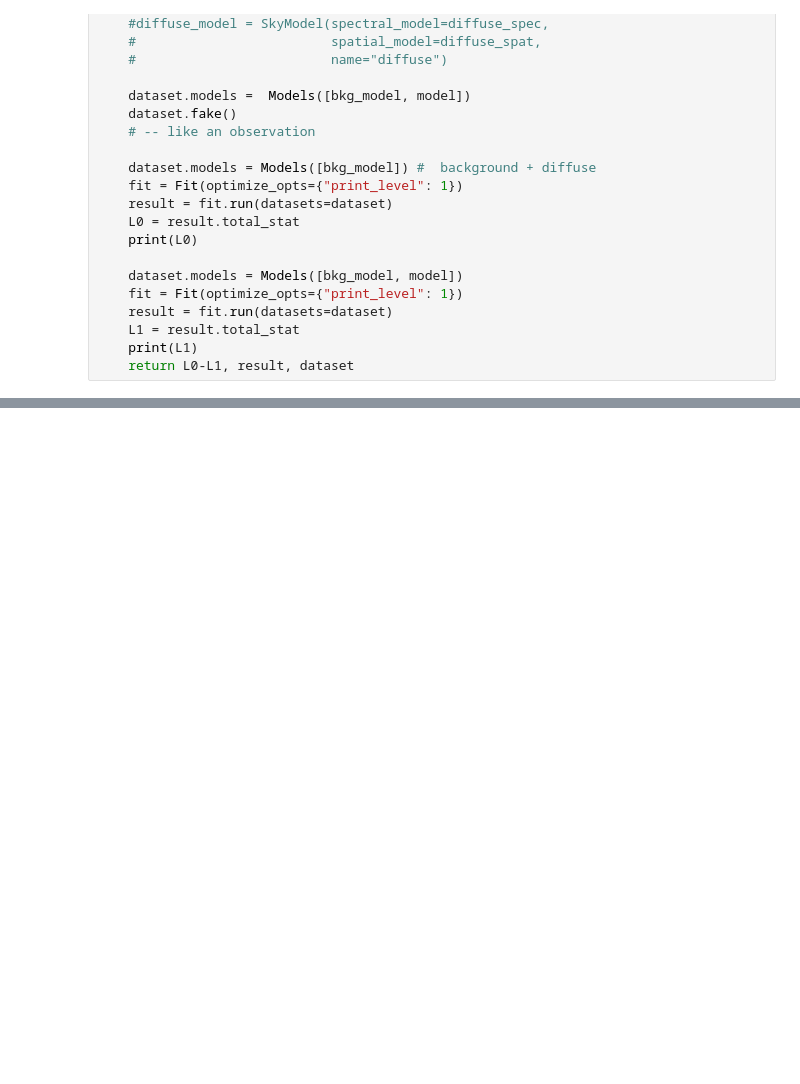
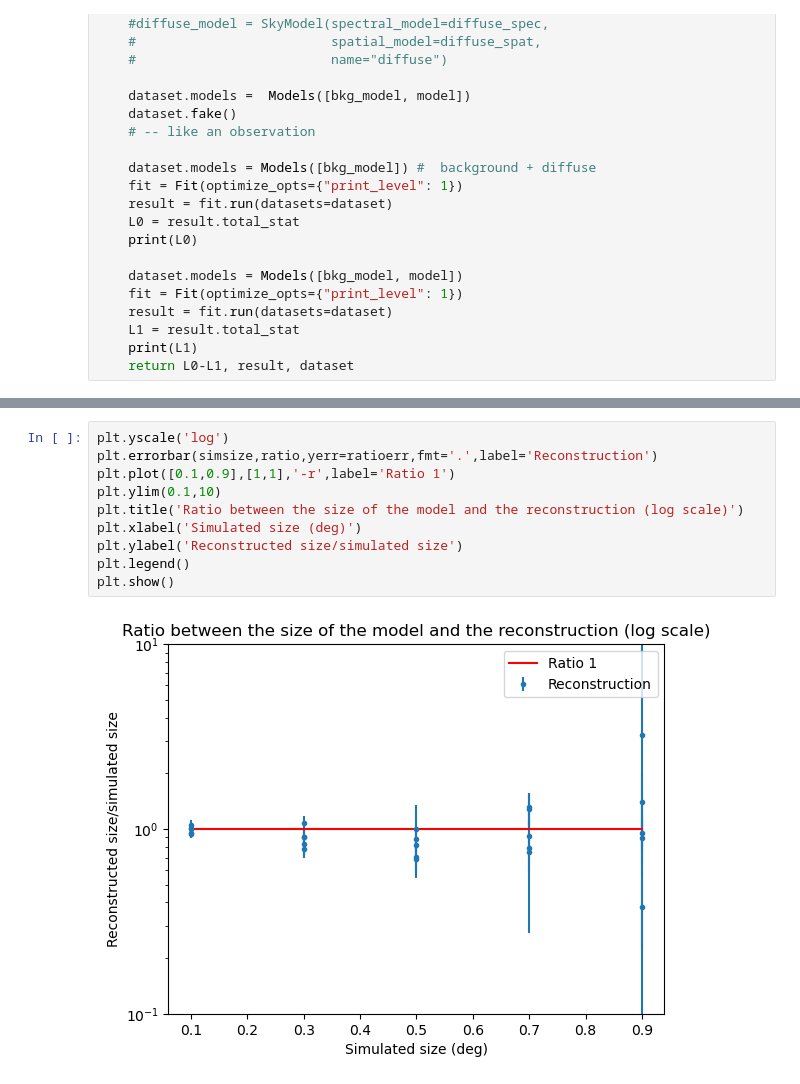
Before and after one commit to diegostn/TFG-Diego-Santano, a Jupyter notebook: Compwithamp.ipynb, the cells around one changed output, grey strips where cells are left out. Drawn from its saved outputs; the diff is of its cells as text; blank space fills up the shorter version.

```diff
--- a/Compwithamp.ipynb
+++ b/Compwithamp.ipynb
@@ -286,0 +334,12 @@ plt.show()
+# %%
+plt.yscale('log')
+plt.errorbar(simsize,ratio,yerr=ratioerr,fmt='.',label='Reconstruction')
+plt.plot([0.1,0.9],[1,1],'-r',label='Ratio 1')
+plt.ylim(0.1,10)
+plt.title('Ratio between the size of the model and the reconstruction (log scale)')
+plt.xlabel('Simulated size (deg)')
+plt.ylabel('Reconstructed size/simulated size')
+plt.legend()
+plt.show()
+# %% [output]
+[figure, added]
```
Also changed, not shown: parts of 17 cells of this notebook, 2 other files.
